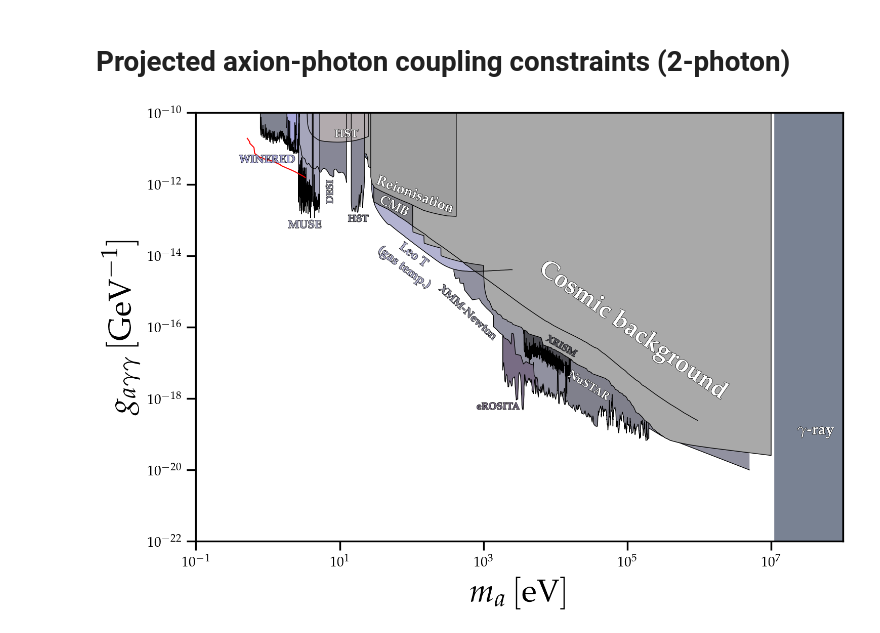
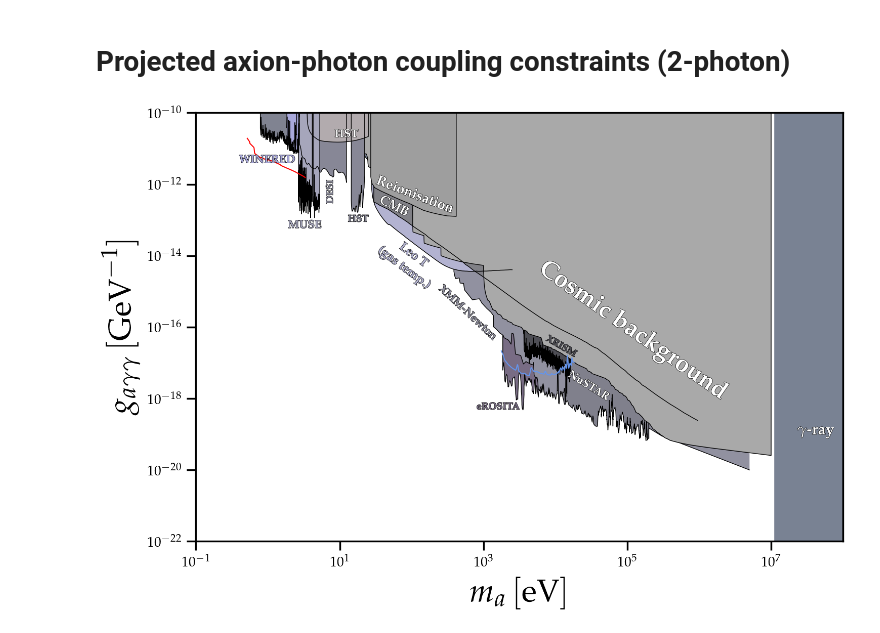
Before and after one commit to joshua-benabou/Mega_Decaying_DM_Milkyway_Analysis, a Jupyter notebook: Mega_plot.ipynb, the cells around one changed output. Saved outputs shown, nothing was run; the diff lists cells and outputs as text; code cells hidden in the pictures.

```diff
--- a/Mega_plot.ipynb
+++ b/Mega_plot.ipynb
@@ -417,31 +494,36 @@ ax.text(0.4,0.4e-11,r'{\bf WINERED}',color=array([1,1,1.3])*0.66,fontsize=16,rot
 ax.text(0.3e2,1.6e-13,r'{\bf Reionisation}',color='w',fontsize=20,rotation=-21,path_effects=line_background(1,'k'))
 ax.text(0.33e2,1.3e-13,r'{\bf CMB}',color='w',fontsize=18.5,rotation=-27,path_effects=line_background(1,'k'))
 ax.text(3.1e1,0.33e-14,r'\begin{center}{\bf Leo T \linebreak (gas temp.)}\end{center}',color=array([1,1,1.17])*0.7,fontsize=18,rotation=-37,path_effects=line_background(1,'k'))
 
 
 ax.text(0.7e4,1.5e-17,r'{\bf XRISM}',color=array([1,1,1.1])*0.3,fontsize=14,rotation=-30,path_effects=line_background(1,'k'))
 ax.text(2.2e2,0.45e-16,r'{\bf XMM-Newton}',color=array([1,1,1.1])*0.57,fontsize=16,rotation=-43,path_effects=line_background(1,'k'))
 ax.text(1.4e4,0.9e-18,r'{\bf  NuSTAR}',color='w',fontsize=16,rotation=-32,path_effects=line_background(1,'k'))
 #ax.text(0.15e6,0.15e-19,r'{\bf INTEGRAL}',color='w',fontsize=20,rotation=0,path_effects=line_background(1,'k'))
 ax.text(2.3e7,0.1e-18,r'{\bf $\gamma$-ray}',color='w',fontsize=22,rotation=0,path_effects=line_background(1,'k'))
 
 ax.text(0.005e6,1e-18,r'{\bf Cosmic background}',color='w',fontsize=35,rotation=-35,path_effects=line_background(1,'k'))
 
 ax.text(8.0e2,0.5e-18,r'{\bf eROSITA}',color=array([1,0.9,1.1])*0.47,fontsize=14,rotation=0,path_effects=line_background(1,'k'))
 
+
+################################################################
+
+test_erosita = np.loadtxt("orion_check.csv", delimiter=",")
+plt.plot(test_erosita[:,0]*1e3, test_erosita[:,1])
 ################################################################
 # plt.xlim([1e-1,1e12])
 # plt.ylim([1e-24,1e-10])
 
 plt.xlim([1e-1,1e8])
 plt.ylim([1e-22,1e-10])
 
 #plt.legend()
 plt.yscale("log")
 plt.xscale("log")
 
 plt.ylabel(r"$g_{a\gamma\gamma}\, [\mathrm{GeV}^{-1}]$")
 plt.xlabel(r"$m_a\, [\mathrm{eV}]$")
 plt.savefig("plots/mega_plot_projected_constraint_gayy.pdf",bbox_inches="tight")
 # %% [output]
-[figure, old version]
+[figure, new version]
```
Also changed, not shown: parts of 8 cells of this notebook, 3 other files.
